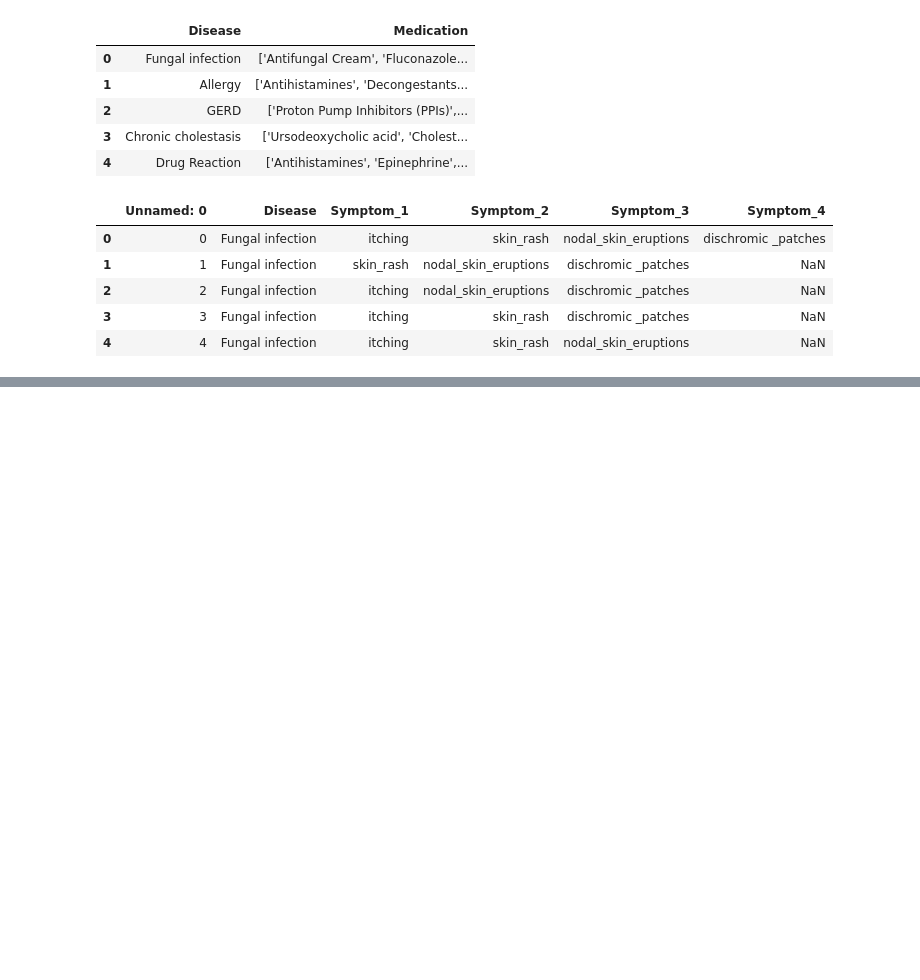
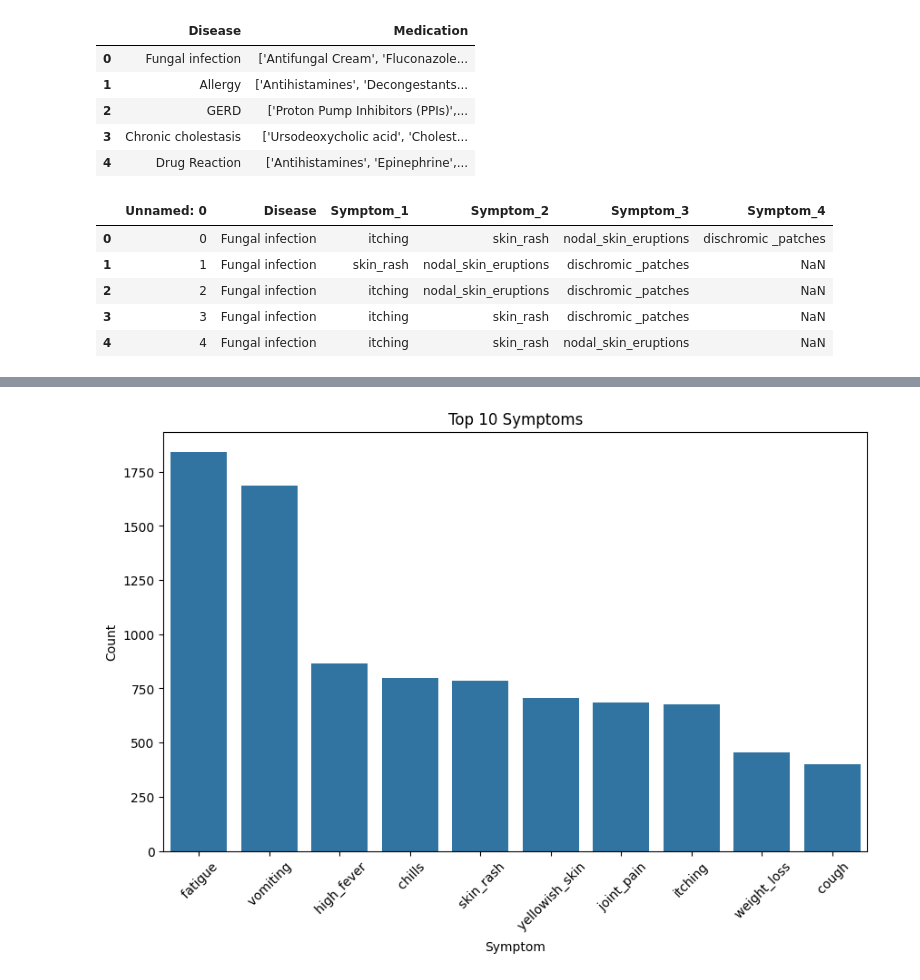
Before and after one commit to abdel3107/ia, a Jupyter notebook: models/drugPrescription.ipynb, the cells around one changed output, grey strips where cells are left out. Cells and saved outputs as stored; diff of their text form; code cells hidden in the pictures; blank space fills up the shorter version.

```diff
--- a/models/drugPrescription.ipynb
+++ b/models/drugPrescription.ipynb
@@ -52,0 +231,22 @@ symptoms_df['Disease'] = symptoms_df['Disease'].str.lower().str.strip()
+# %%
+# Aggregate symptoms into a single column
+symptoms_columns = ['Symptom_1', 'Symptom_2', 'Symptom_3', 'Symptom_4']
+all_symptoms = merged_df[symptoms_columns].apply(lambda x: ', '.join(x.dropna()), axis=1)
+
+# Count occurrences of each symptom
+from collections import Counter
+
+symptom_counts = Counter(', '.join(all_symptoms).split(', '))
+
+# Plot top symptoms
+symptom_counts_df = pd.DataFrame(symptom_counts.items(), columns=['Symptom', 'Count']).sort_values(by='Count', ascending=False)
+
+plt.figure(figsize=(10, 6))
+sns.barplot(x=symptom_counts_df[:10]['Symptom'], y=symptom_counts_df[:10]['Count'])
+plt.title("Top 10 Symptoms")
+plt.xlabel("Symptom")
+plt.ylabel("Count")
+plt.xticks(rotation=45)
+plt.show()
+# %% [output]
+[figure, added]
```
Also changed, not shown: parts of 31 cells of this notebook, 4 other files.
